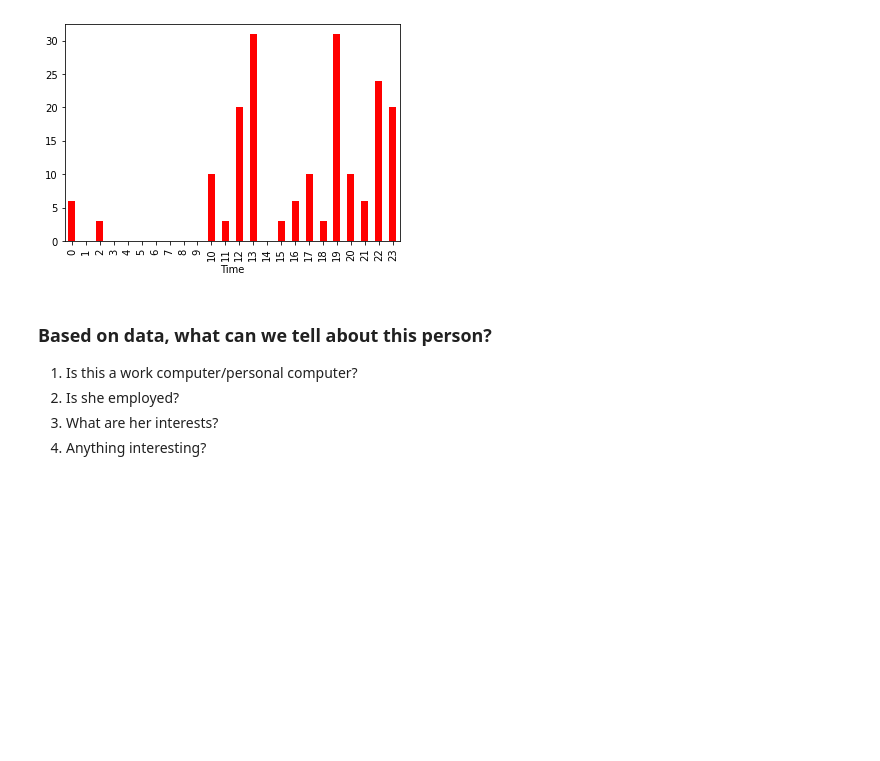
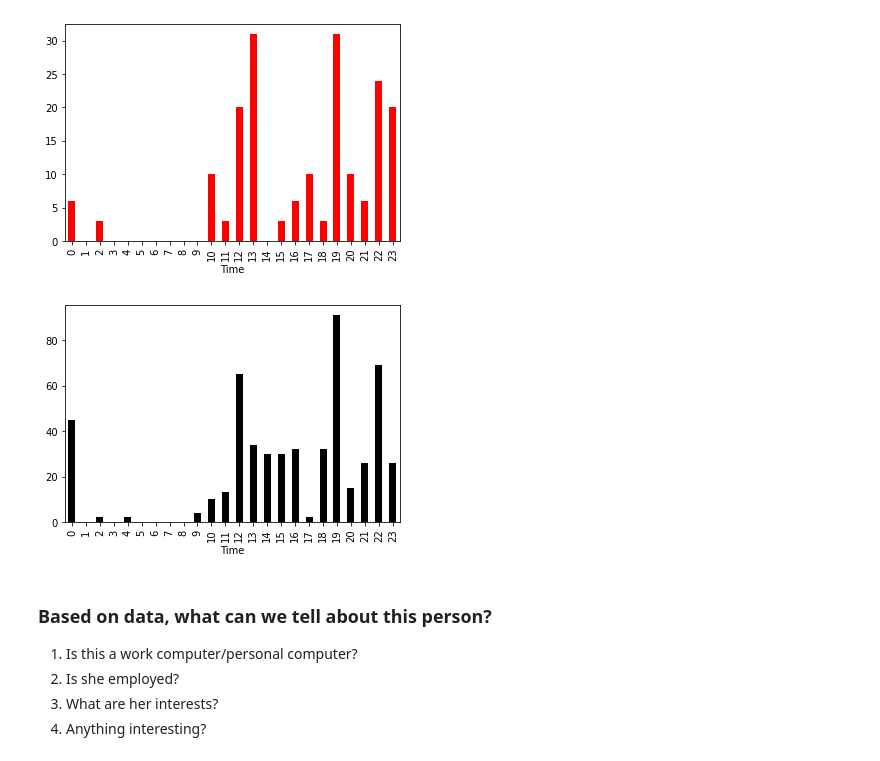
Before and after one commit to Chandana-799/DATA601_tuesday, a Jupyter notebook: week09/hw-09.ipynb, the cells around one changed output. Cells and saved outputs as stored; diff of their text form; code cells hidden in the pictures; blank space fills up the shorter version.

```diff
--- a/week09/hw-09.ipynb
+++ b/week09/hw-09.ipynb
@@ -302,6 +302,10 @@ _ = show_domain_stats('netflix', 'red')
 _ = show_domain_stats('youtube', 'red')
 # %% [output]
 [figure]
+# %%
+_ = show_domain_stats('my.umbc.edu', 'black')
+# %% [output]
+[figure, added]
 # %% [markdown]
 ### Based on data, what can we tell about this person?
 
```
